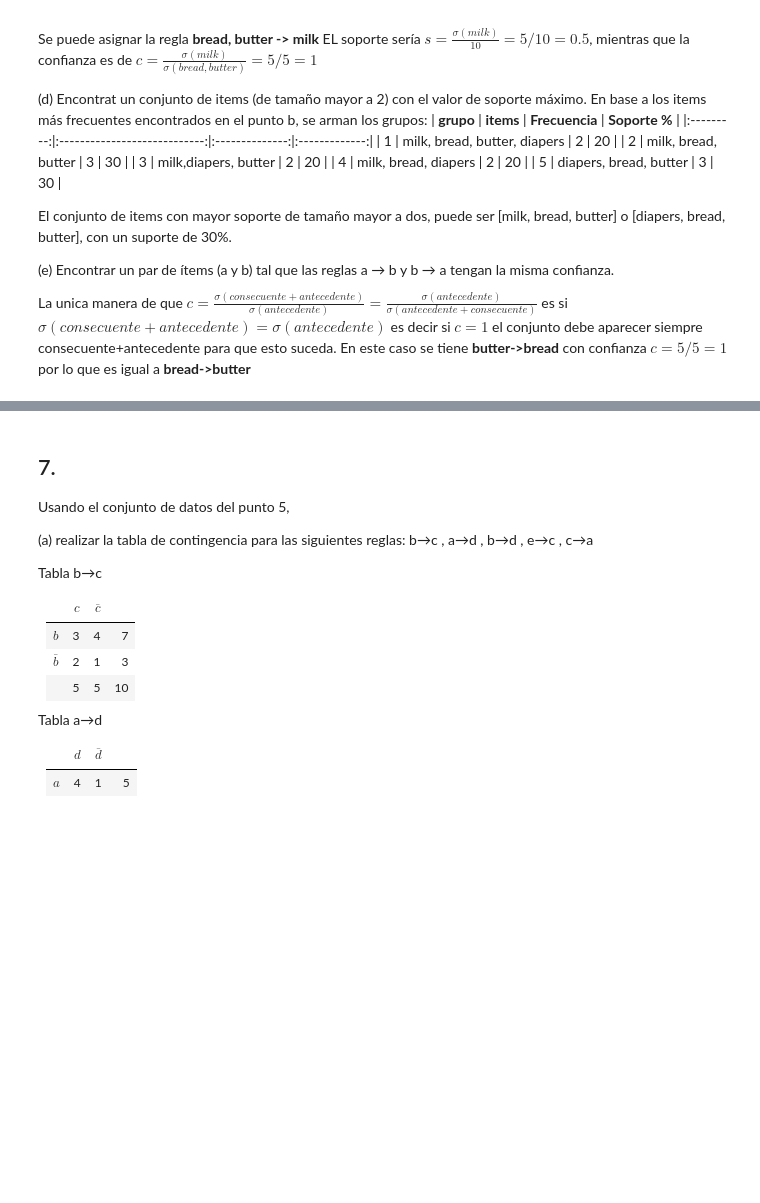
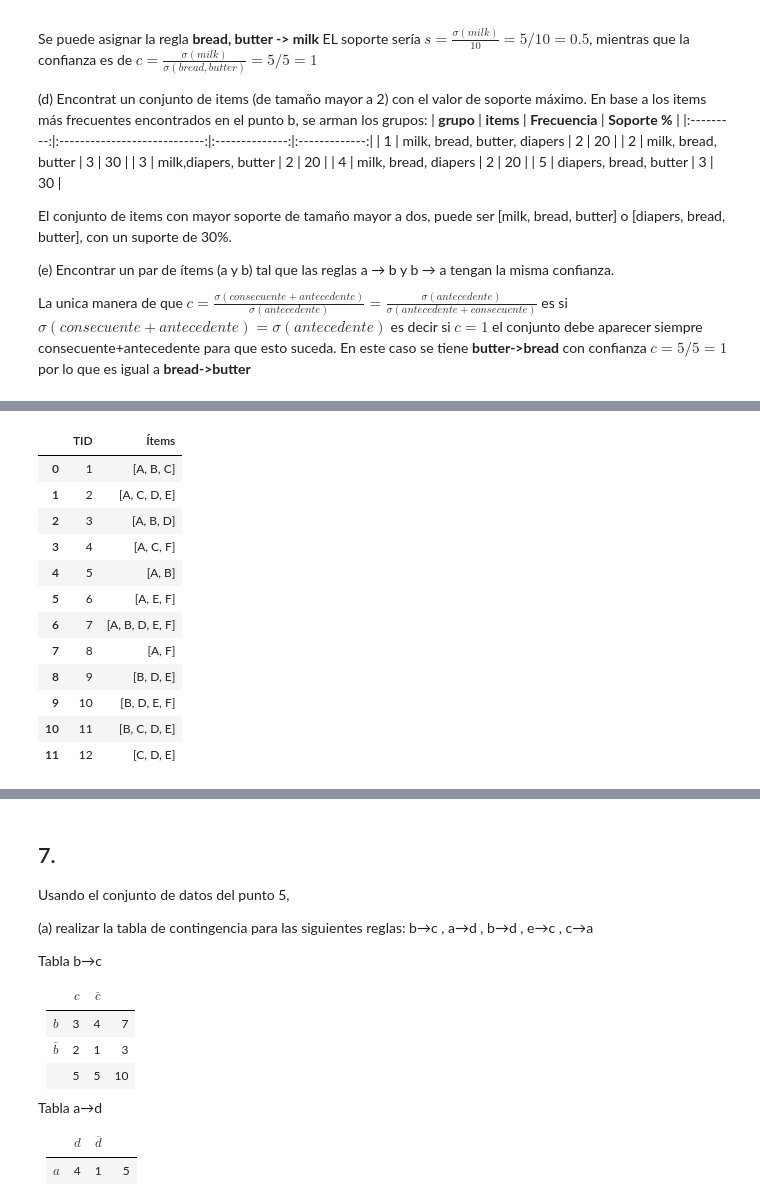
Before and after one commit to acmoral/ProyectoMineria, a Jupyter notebook: Talleres/Taller2/taller2.ipynb, the cells around one changed output, grey strips where cells are left out. Cells and saved outputs as stored; diff of their text form; code cells hidden in the pictures; blank space fills up the shorter version.

```diff
--- a/Talleres/Taller2/taller2.ipynb
+++ b/Talleres/Taller2/taller2.ipynb
@@ -156,0 +392,39 @@ dos procesos de mineria. Repetir con soporte de 3 y comparar los resultados.
+# %%
+import pandas as pd
+from mlxtend.preprocessing import TransactionEncoder
+from mlxtend.frequent_patterns import apriori, association_rules, fpgrowth
+import time
+from tabulate import tabulate
+
+dataY = {
+    'TID': [1, 2, 3, 4, 5, 6, 7, 8, 9, 10, 11, 12],
+    'Ítems': [['A', 'B', 'C'],
+            ['A', 'C', 'D', 'E'],
+            ['A', 'B', 'D'],
+            ['A', 'C', 'F'],
+            ['A', 'B'],
+            ['A', 'E', 'F'],
+            ['A', 'B', 'D', 'E', 'F'],
+            ['A', 'F'],
+            ['B', 'D', 'E'],
+            ['B', 'D', 'E', 'F'],
+            ['B', 'C', 'D', 'E'],
+            ['C', 'D', 'E']]
+}
+
+df = pd.DataFrame(dataY)
+df
+# %% [output]
+|  | TID | Ítems |
+| 0 | 1 | [A, B, C] |
+| 1 | 2 | [A, C, D, E] |
+| 2 | 3 | [A, B, D] |
+| 3 | 4 | [A, C, F] |
+| 4 | 5 | [A, B] |
+| 5 | 6 | [A, E, F] |
+| 6 | 7 | [A, B, D, E, F] |
+| 7 | 8 | [A, F] |
+| 8 | 9 | [B, D, E] |
+| 9 | 10 | [B, D, E, F] |
+| 10 | 11 | [B, C, D, E] |
+| 11 | 12 | [C, D, E] |
```
Also changed, not shown: parts of 38 cells of this notebook, 1 other file.
